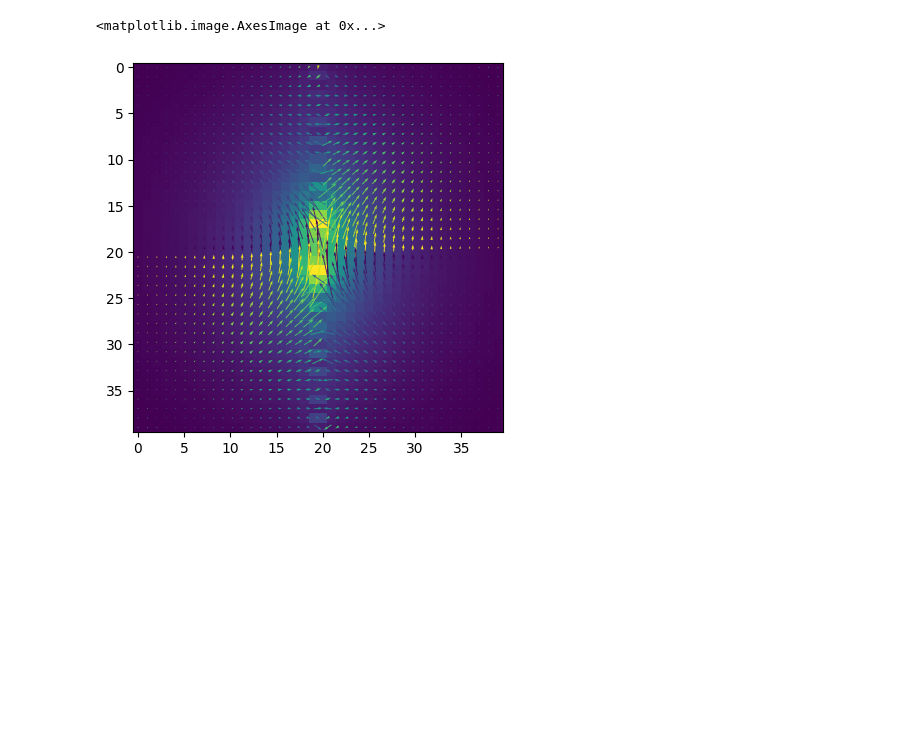
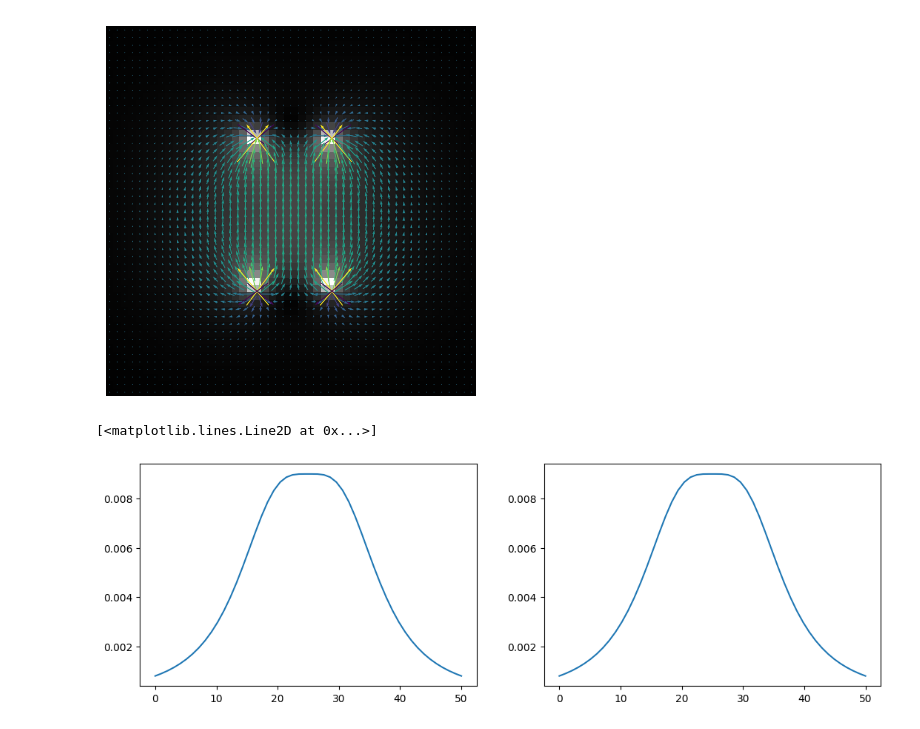
Before and after one commit to PabloDome/Microcopio, a Jupyter notebook: BobinasHemholtz.ipynb, the cells around one changed output. Drawn from its saved outputs; the diff is of its cells as text; code cells hidden in the pictures; blank space fills up the shorter version.

```diff
--- a/BobinasHemholtz.ipynb
+++ b/BobinasHemholtz.ipynb
@@ -7,72 +7,98 @@ from numba import jit
 
 # Tomo el eje z como el eje de las espiras
 
-e = 0.5 # Diametro del alambre en cm
-N_bob = 10 # Cantidad de espiras en el plano xy
+e = 0.05 # Diametro del alambre en cm
+N_bob = 1 # Cantidad de espiras en el plano xy
 N_z = 1 # Cantidad de espiras en el eje z
 Rad_bob = 1 # Radio de la bobina interna en cm
-Pos_max = 6 #Distancia maxima de zoneo en cm
-Tam = 40 #Tamaño de la discretización del espacio
+Pos_max = 2.5 #Distancia maxima de zoneo en cm
+Tam = 50 #Tamaño de la discretización del espacio
 I = 1 # Corriente en A
 
 B_x = np.zeros((Tam,Tam))
 B_z = np.zeros((Tam,Tam))
+
+Btot_x = np.zeros((Tam,Tam))
+Btot_z = np.zeros((Tam,Tam))
+
 B_punto = np.zeros(3)
 
 def BitSabart(I, r, r_bob, Radio_bob): #Es necesario que Radio_bob este en m
   # Por practicidad voy a calcular el campo en xz, pero agregando la linea comentada se puede hacer en 3d
   theta = np.linspace(0, 2*np.pi, num=100, endpoint=True) # num es la cantidad de divisiones de integración
-  Bx = pow(10,-7)*I*np.trapz((r_bob[2]-r[2])*np.cos(theta)/pow((pow(-r[0]+r_bob[0]+Radio_bob*np.cos(theta),2)+pow(-r[1]+r_bob[1]+Radio_bob*np.sin(theta),2)+pow(-r[2]+r_bob[2],2)),3/2), theta)
-  #By = pow(10,-7)*I*np.trapz((r_bob[2]-r[2])*np.sin(theta)/pow((pow(-r[0]+r_bob[0]+Radio_bob*np.cos(theta),2)+pow(-r[1]+r_bob[1]+Radio_bob*np.sin(theta),2)+pow(-r[2]+r_bob[2],2)),3/2), theta)
-  Bz = pow(10,-7)*I*np.trapz(((r_bob[1]-r[1])*np.sin(theta)+(r_bob[0]-r[0])*np.cos(theta)+Radio_bob)/pow((pow(-r[0]+r_bob[0]+Radio_bob*np.cos(theta),2)+pow(-r[1]+r_bob[1]+Radio_bob*np.sin(theta),2)+pow(-r[2]+r_bob[2],2)),1.5), theta)
+  Bx = -pow(10,-7)*I*np.trapz((r_bob[2]-r[2])*np.cos(theta)/pow((pow(-r[0]+r_bob[0]+Radio_bob*np.cos(theta),2)+
+                                                                 pow(-r[1]+r_bob[1]+Radio_bob*np.sin(theta),2)+
+                                                                 pow(-r[2]+r_bob[2],2)),3/2), theta)
+  #By = pow(10,-7)*I*np.trapz((r_bob[2]-r[2])*np.sin(theta)/pow((pow(-r[0]+r_bob[0]+Radio_bob*np.cos(theta),2)+
+  #                                                              pow(-r[1]+r_bob[1]+Radio_bob*np.sin(theta),2)+
+  #                                                              pow(-r[2]+r_bob[2],2)),3/2), theta)
+  Bz = pow(10,-7)*I*np.trapz(((r_bob[1]-r[1])*np.sin(theta)+(r_bob[0]-r[0])*np.cos(theta)+
+                              Radio_bob)/pow((pow(-r[0]+r_bob[0]+Radio_bob*np.cos(theta),2)+
+                                              pow(-r[1]+r_bob[1]+Radio_bob*np.sin(theta),2)+
+                                              pow(-r[2]+r_bob[2],2)),3/2), theta)
 
   B = np.array([Bx, 0, Bz])
 
   return B
 
 
-def Espira_punto(N_bob, N_z, r, r_bob):
+def Espira_punto(r, r_bob):
 
   B_p = B_punto*0
 
-  r_0 = r
   r_bob_0 = r_bob
 
   for i in range(N_bob):
     a = (Rad_bob+i*e)/100
     for j in range(N_z):
-      r_bob[2] = j*(e/100)
+      r_bob[2] = r_bob_0[2] + j*(e/100)
       B_p = B_p + BitSabart(I, r, r_bob, a)
 
   return  B_p
 
 
 def Bobina():
   B_x = np.zeros((Tam,Tam))
   B_z = np.zeros((Tam,Tam))
-  Distancia_bobs = Rad_bob*0.5/100   #Posición de la espira en cm
+  Distancia_bobs = Rad_bob*0.5   #Posición de la espira en cm
+
   r_bob = np.array([0, 0, Distancia_bobs])
 
   for i in range(Tam):
     for j in range(Tam):
       r = np.array([(i-(Tam-1)*0.5)*2*(Pos_max/100)/Tam, 0, (j-(Tam-1)*0.5)*2*(Pos_max/100)/Tam])
-      B_punto = Espira_punto(N_bob, N_z, r, r_bob)
+      B_punto = Espira_punto(r, r_bob/100)
       B_x[i,j] = B_punto[0]
       B_z[i,j] = B_punto[2]
 
   return B_x, B_z
 
 B_x, B_z = Bobina()
-B_x_2 = B_x.transpose()
-B_z_2 = B_z.transpose()
 
-Btot_x = 0*B_x_2 + B_x
-Btot_z = 0*B_z_2 + B_z
-#x, y = np.meshgrid(np.linspace(-Pos_max, Pos_max, Tam), np.linspace(-Pos_max, Pos_max, Tam))
+for i in range(Tam):
+  for j in range(Tam):
+    Btot_x[i,j] = B_x[i,j] + B_x[Tam-i-1,Tam-j-1]
+    Btot_z[i,j] = B_z[i,j] + B_z[Tam-i-1,Tam-j-1]
+
+
+Int_Campo = np.sqrt(Btot_x*Btot_x+Btot_z*Btot_z)
+
+
 x, y = np.meshgrid(np.linspace(0, Tam, Tam), np.linspace(0, Tam, Tam))
-plt.quiver(x, y, Btot_x, Btot_z, np.arctan(Btot_z/Btot_x), pivot='mid',color='g')
+plt.quiver(x, y, Btot_x, Btot_z, np.arctan(Btot_z), pivot='mid',color='g')
+plt.imshow(abs(Int_Campo*255/np.max(Int_Campo)), cmap='gray', vmin=0, vmax=255)
+plt.axis('off')
+plt.show()
 
-plt.imshow(np.sqrt(Btot_x*Btot_x+Btot_z*Btot_z))
+fig = plt.figure()
+fig.set_size_inches(10, 3)
+fig.subplots_adjust(left = 0.0, right=1.0, bottom=0.0, top=1.0, hspace = 0.0, wspace = 0.2)
+
+plt.subplot(1,2,1)
+plt.plot(x[int(Tam/2),:], Btot_z[int(Tam/2),:])
+plt.subplot(1,2,2)
+plt.plot(x[int(Tam/2),:], Btot_z[int(Tam/2),:])
 # %% [output]
+[figure, new version]
-<matplotlib.image.AxesImage at 0x...>
+[<matplotlib.lines.Line2D at 0x...>]
-[figure, old version]
+[figure, added]
```
